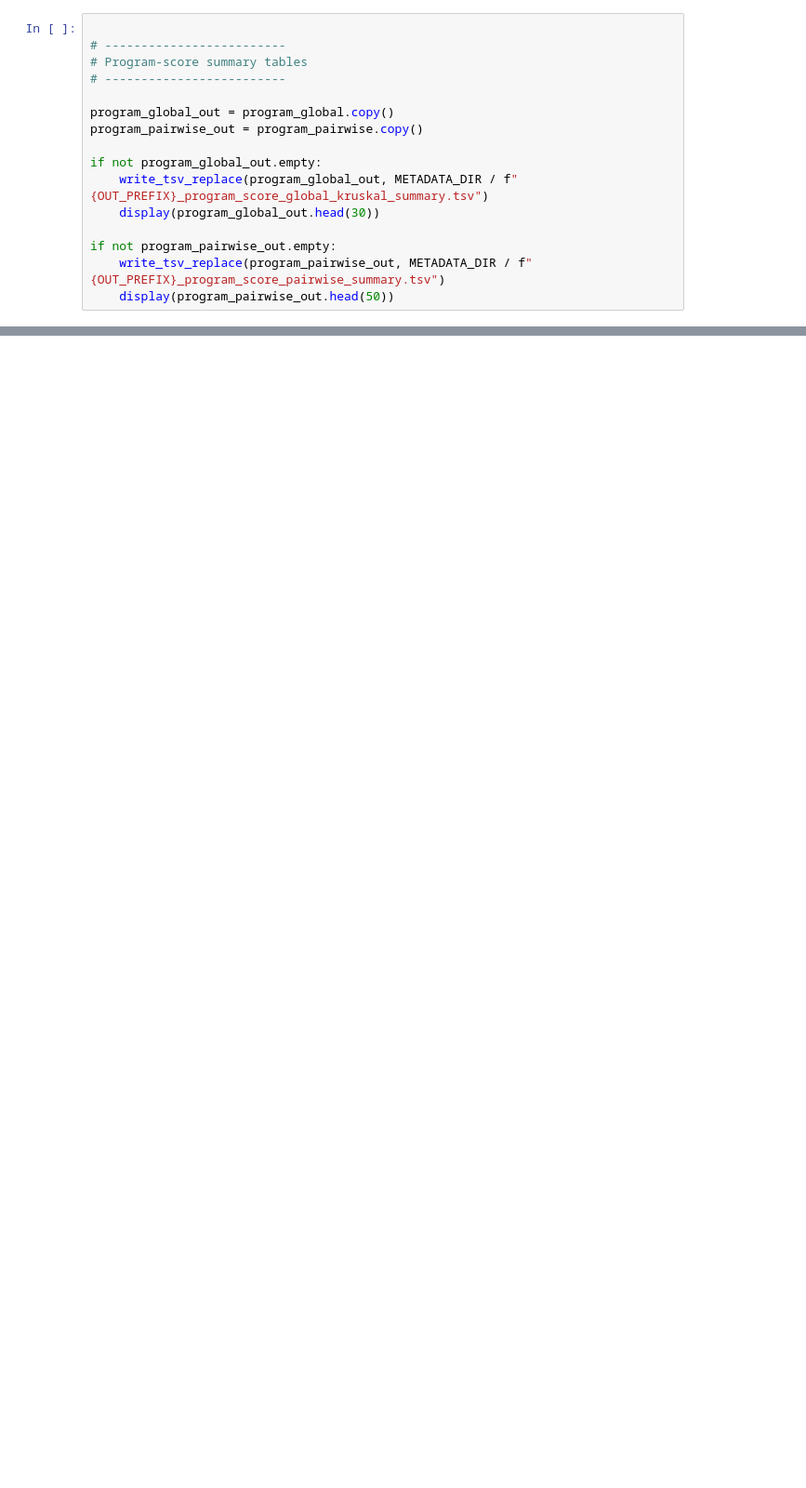
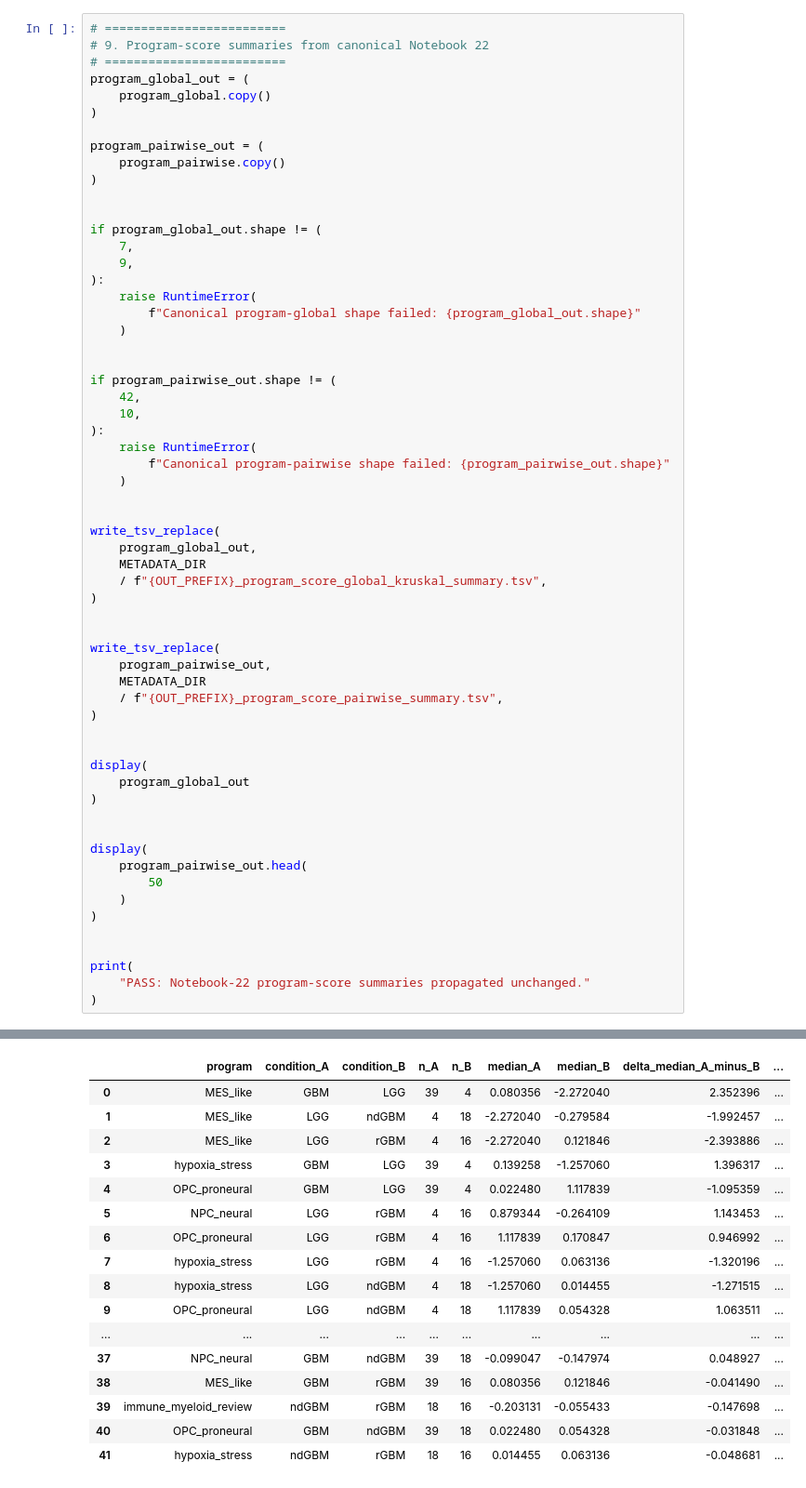
Before and after one commit to CPFeX/glioma-cnv-single-cell-atlas, a Jupyter notebook: code/01_main_analysis/23_curated_enrichment.ipynb, the cells around one changed output, grey strips where cells are left out. Shown at 93% size. Cells and saved outputs as stored; diff of their text form; blank space fills up the shorter version.

```diff
--- a/code/01_main_analysis/23_curated_enrichment.ipynb
+++ b/code/01_main_analysis/23_curated_enrichment.ipynb
@@ -598,16 +2859,61 @@ display(interpretation_summary.head(80))
 # %%
+# =========================
+# 9. Program-score summaries from canonical Notebook 22
+# =========================
+program_global_out = (
+    program_global.copy()
+)
 
-# -------------------------
-# Program-score summary tables
-# -------------------------
+program_pairwise_out = (
+    program_pairwise.copy()
+)
 
-program_global_out = program_global.copy()
-program_pairwise_out = program_pairwise.copy()
 
-if not program_global_out.empty:
-    write_tsv_replace(program_global_out, METADATA_DIR / f"{OUT_PREFIX}_program_score_global_kruskal_summary.tsv")
-    display(program_global_out.head(30))
+if program_global_out.shape != (
+    7,
+    9,
+):
+    raise RuntimeError(
+        f"Canonical program-global shape failed: {program_global_out.shape}"
+    )
 
-if not program_pairwise_out.empty:
-    write_tsv_replace(program_pairwise_out, METADATA_DIR / f"{OUT_PREFIX}_program_score_pairwise_summary.tsv")
-    display(program_pairwise_out.head(50))
+
+if program_pairwise_out.shape != (
+    42,
+    10,
+):
+    raise RuntimeError(
+        f"Canonical program-pairwise shape failed: {program_pairwise_out.shape}"
+    )
+
+
+write_tsv_replace(
+    program_global_out,
+    METADATA_DIR
+    / f"{OUT_PREFIX}_program_score_global_kruskal_summary.tsv",
+)
+
+
+write_tsv_replace(
+    program_pairwise_out,
+    METADATA_DIR
+    / f"{OUT_PREFIX}_program_score_pairwise_summary.tsv",
+)
+
+
+display(
+    program_global_out
+)
+
+
+display(
+    program_pairwise_out.head(
+        50
+    )
+)
+
+
+print(
+    "PASS: Notebook-22 program-score summaries propagated unchanged."
+)
+# %% [output]
@@ -613,0 +2930,17 @@ if not program_pairwise_out.empty:
+|  | program | condition_A | condition_B | n_A | n_B | median_A | median_B | delta_median_A_minus_B | ... |
+| 0 | MES_like | GBM | LGG | 39 | 4 | 0.080356 | -2.272040 | 2.352396 | ... |
+| 1 | MES_like | LGG | ndGBM | 4 | 18 | -2.272040 | -0.279584 | -1.992457 | ... |
+| 2 | MES_like | LGG | rGBM | 4 | 16 | -2.272040 | 0.121846 | -2.393886 | ... |
+| 3 | hypoxia_stress | GBM | LGG | 39 | 4 | 0.139258 | -1.257060 | 1.396317 | ... |
+| 4 | OPC_proneural | GBM | LGG | 39 | 4 | 0.022480 | 1.117839 | -1.095359 | ... |
+| 5 | NPC_neural | LGG | rGBM | 4 | 16 | 0.879344 | -0.264109 | 1.143453 | ... |
+| 6 | OPC_proneural | LGG | rGBM | 4 | 16 | 1.117839 | 0.170847 | 0.946992 | ... |
+| 7 | hypoxia_stress | LGG | rGBM | 4 | 16 | -1.257060 | 0.063136 | -1.320196 | ... |
+| 8 | hypoxia_stress | LGG | ndGBM | 4 | 18 | -1.257060 | 0.014455 | -1.271515 | ... |
+| 9 | OPC_proneural | LGG | ndGBM | 4 | 18 | 1.117839 | 0.054328 | 1.063511 | ... |
+| ... | ... | ... | ... | ... | ... | ... | ... | ... | ... |
+| 37 | NPC_neural | GBM | ndGBM | 39 | 18 | -0.099047 | -0.147974 | 0.048927 | ... |
+| 38 | MES_like | GBM | rGBM | 39 | 16 | 0.080356 | 0.121846 | -0.041490 | ... |
+| 39 | immune_myeloid_review | ndGBM | rGBM | 18 | 16 | -0.203131 | -0.055433 | -0.147698 | ... |
+| 40 | OPC_proneural | GBM | ndGBM | 39 | 18 | 0.022480 | 0.054328 | -0.031848 | ... |
+| 41 | hypoxia_stress | ndGBM | rGBM | 18 | 16 | 0.014455 | 0.063136 | -0.048681 | ... |
```
Also changed, not shown: parts of 19 cells of this notebook, 16 other files.
